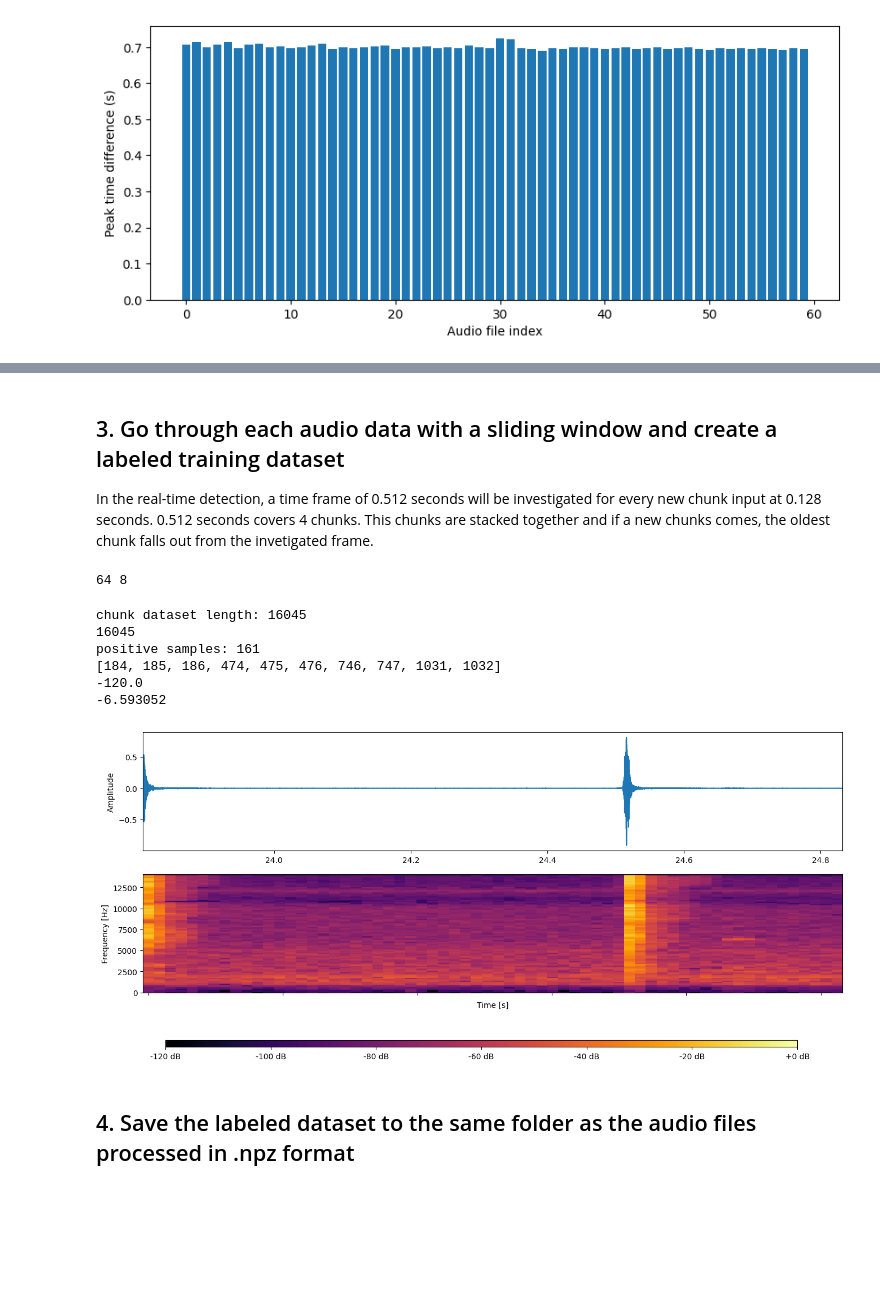
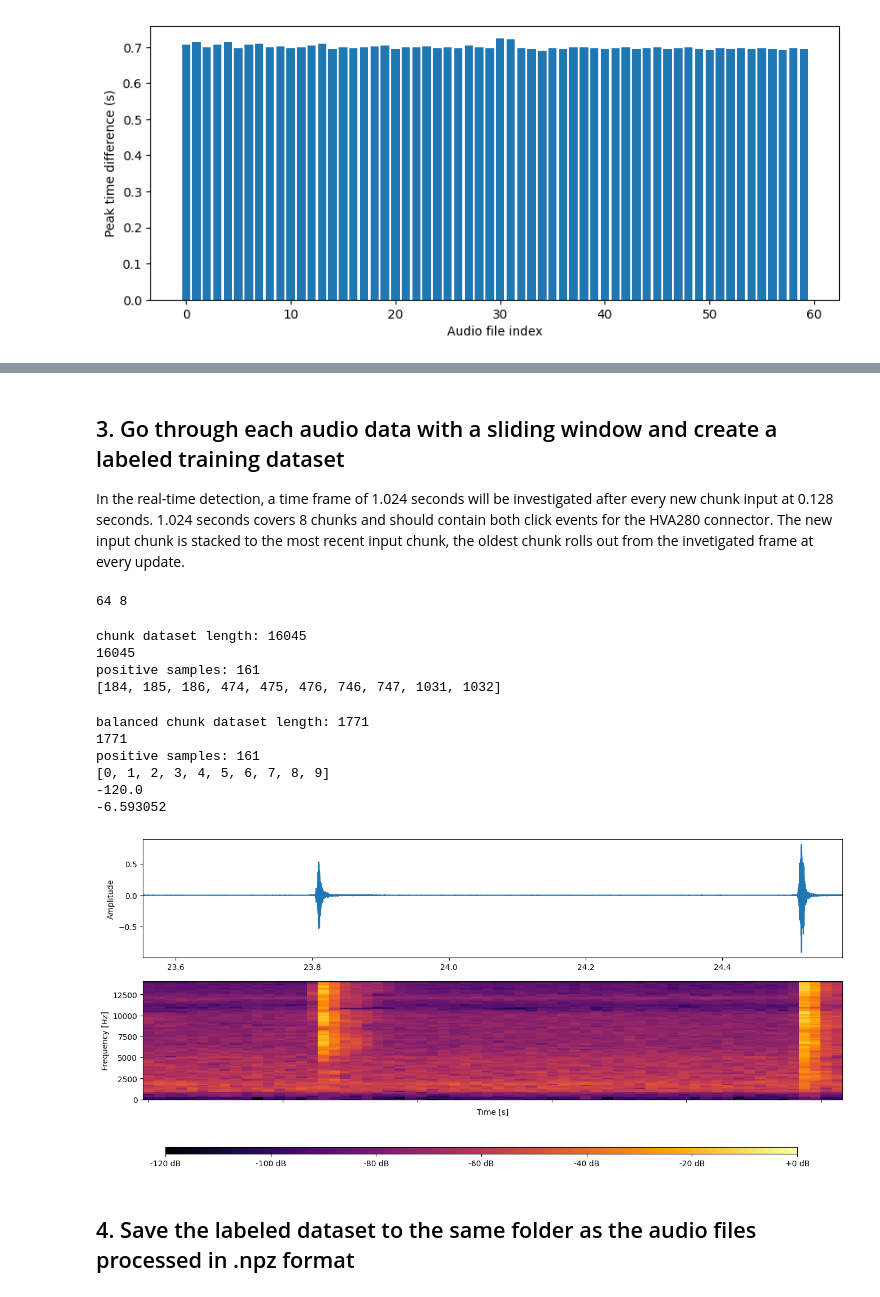
Before and after one commit to matteoseidl/Electrical_Connector_Click-Event_Detection, a Jupyter notebook: 01_Dataset/preprocessTwoClickAudio.ipynb, the cells around one changed output, grey strips where cells are left out. Drawn from its saved outputs; the diff is of its cells as text; code cells hidden in the pictures; blank space fills up the shorter version.

Commit message:
dataset balance

```diff
--- a/01_Dataset/preprocessTwoClickAudio.ipynb
+++ b/01_Dataset/preprocessTwoClickAudio.ipynb
@@ -263,13 +275,13 @@ spectrogramPlotter.plot_signal_interval_with_2_peaks(signal, time, peak_time_1,
 # %% [markdown]
 ## 3. Go through each audio data with a sliding window and create a labeled training dataset
-In the real-time detection, a time frame of 0.512 seconds will be investigated for every new chunk input at 0.128 seconds. 0.512 seconds covers 4 chunks. This chunks are stacked together and if a new chunks comes, the oldest chunk falls out from the invetigated frame.
+In the real-time detection, a time frame of 1.024 seconds will be investigated after every new chunk input at 0.128 seconds. 1.024 seconds covers 8 chunks and should contain both click events for the HVA280 connector. The new input chunk is stacked to the most recent input chunk, the oldest chunk rolls out from the invetigated frame at every update.
 # %%
-# duration is set to be larger than click events (click events around 0.015s)
+# duration is set to be larger than the time frame that the two click events covers (around 0.7 seconds)
 
-window_size_sec = time_interval # 1.024 seconds, corresponds to 8 chunks with 4096 samples each, should be cover both click events!!
-window_size = int(window_size_sec / resolution) # spectrogram columns in the window, in case of 0.512s window and 0.016s resolution -> 32 columns
-step_size_sec = 0.128 # in seconds, corresponds to a chunks with 4096 samples --> 3/4 overlap --> better to investigate an area multiple times
-step_size = int(step_size_sec / resolution)
+window_size = sharedValuesConfig.WINDOW_SIZE_LONG ## in this case 64, number of spectrogram columns in the window
+## -> corresponds to 1.024 seconds, 8 chunks with 4096 samples each, covers both click events for cerain windows
+step_size = sharedValuesConfig.STEP_SIZE ## in this case 8, number of spectrogram columns in the step size
+## corresponds 0.128 seconds --> 3/4 overlap
 print(window_size, step_size)
 # %% [output]
 64 8
@@ -316,22 +328,54 @@ print(f"chunk dataset length: {len(spec_chunk_dataset)}") # number of spectrogra
 print(len(spec_chunk_labels)) # number of labels
 print(f"positive samples: {spec_chunk_labels.count(1)}") # number of chucnks containing click events --> because of the window overlap it is larger than the dataset length
 print([i for i, x in enumerate(spec_chunk_labels) if x == 1][:10]) # indices of the chunks containing click events, first 10
-
-print(np.min(spec_chunk_dataset))
-print(np.max(spec_chunk_dataset))
 # %% [output]
 chunk dataset length: 16045
 16045
 positive samples: 161
 [184, 185, 186, 474, 475, 476, 746, 747, 1031, 1032]
--120.0
--6.593052
+# %%
+# Balance the dataset
+## Reduce the number of negative samples to be 10 times the number of positive samples
+
+np.random.seed(42)
+
+def balanceDataset(spec_chunk_dataset, spec_chunk_labels, signal_chunks, time_chunks):
+    positive_indices = [i for i, x in enumerate(spec_chunk_labels) if x == 1]
+    negative_indices = [i for i, x in enumerate(spec_chunk_labels) if x == 0]
+    negative_indices_to_keep = np.random.choice(negative_indices, len(positive_indices)*10, replace=False)
+    indices_to_keep = np.concatenate((positive_indices, negative_indices_to_keep))
+    balanced_spec_chunk_dataset = [spec_chunk_dataset[i] for i in indices_to_keep]
+    balanced_spec_chunk_labels = [spec_chunk_labels[i] for i in indices_to_keep]
+    balanced_signal_chunks = [signal_chunks[i] for i in indices_to_keep]
+    balanced_time_chunks = [time_chunks[i] for i in indices_to_keep]
+
+    return balanced_spec_chunk_dataset, balanced_spec_chunk_labels, balanced_signal_chunks, balanced_time_chunks
+
+balanced_spec_chunk_dataset, balanced_spec_chunk_labels, balanced_signal_chunks, balanced_time_chunks = balanceDataset(spec_chunk_dataset, spec_chunk_labels, signal_chunks, time_chunks)
+
+print(f"balanced chunk dataset length: {len(balanced_spec_chunk_dataset)}") # number of spectrogram chunks
+print(len(balanced_spec_chunk_labels)) # number of labels
+print(f"positive samples: {balanced_spec_chunk_labels.count(1)}") # number of chucnks containing click events --> because of the window overlap it is larger than the dataset length
+print([i for i, x in enumerate(balanced_spec_chunk_labels) if x == 1][:10]) # indices of the chunks containing click events, first 10
+
+
+print(np.min(balanced_spec_chunk_dataset))
+print(np.max(balanced_spec_chunk_dataset))
+# %% [output]
+balanced chunk dataset length: 1771
+1771
+positive samples: 161
+[0, 1, 2, 3, 4, 5, 6, 7, 8, 9]
+-120.0
+-6.593052
 # %%
-chunk_id_to_plot = 186
+# plot one positive sample from the dataset
 
-spectrogramPlotter.plot_single_wave_and_mel_spectrogram(signal_chunks[chunk_id_to_plot], time_chunks[chunk_id_to_plot], spec_chunk_dataset[chunk_id_to_plot], top_dB_abs, f_min, f_max, n_mels, sampling_rate)
+chunk_id_to_plot = 0
+
+spectrogramPlotter.plot_single_wave_and_mel_spectrogram(balanced_signal_chunks[chunk_id_to_plot], balanced_time_chunks[chunk_id_to_plot], balanced_spec_chunk_dataset[chunk_id_to_plot], top_dB_abs, f_min, f_max, n_mels, sampling_rate)
 # %% [output]
-[figure, old version]
+[figure, new version]
 # %% [markdown]
 ## 4. Save the labeled dataset to the same folder as the audio files processed in .npz format
 # %%
```
Also changed, not shown: parts of 11 cells of this notebook.
